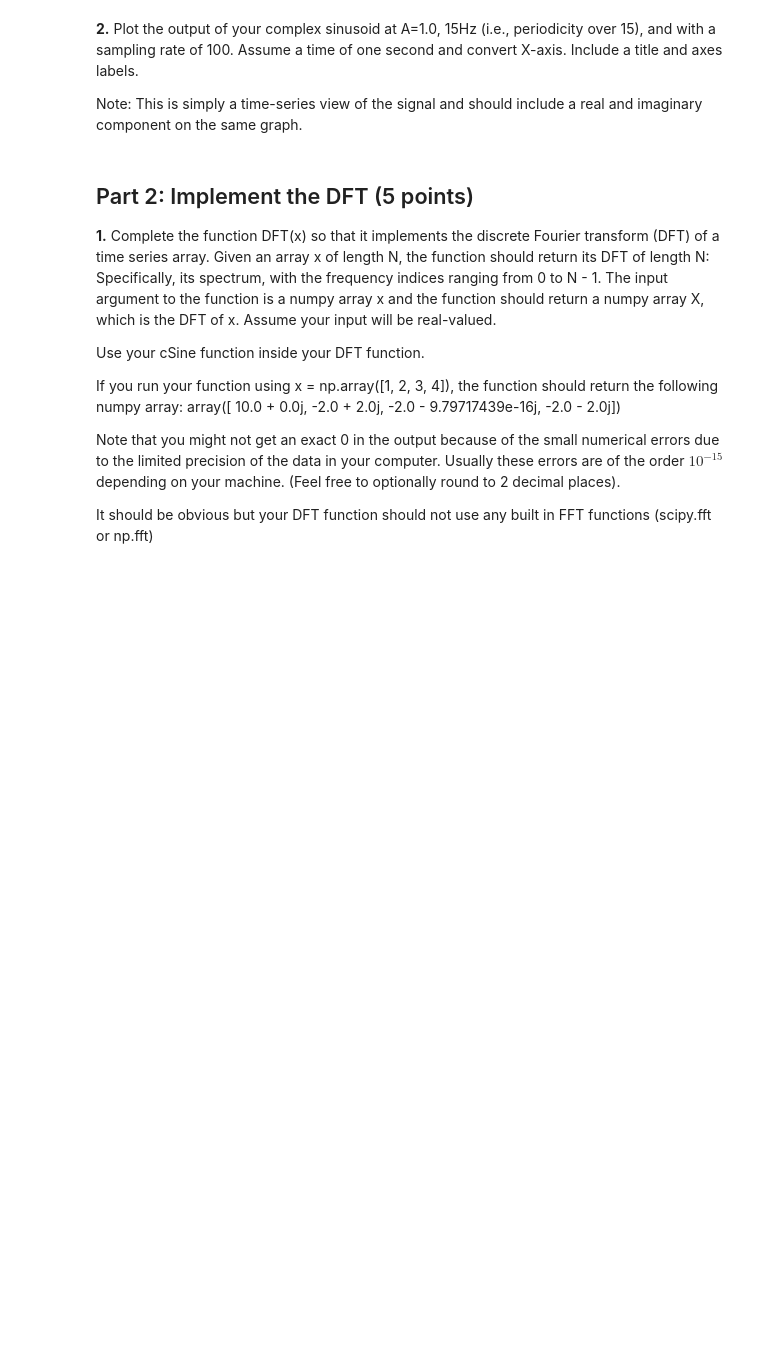
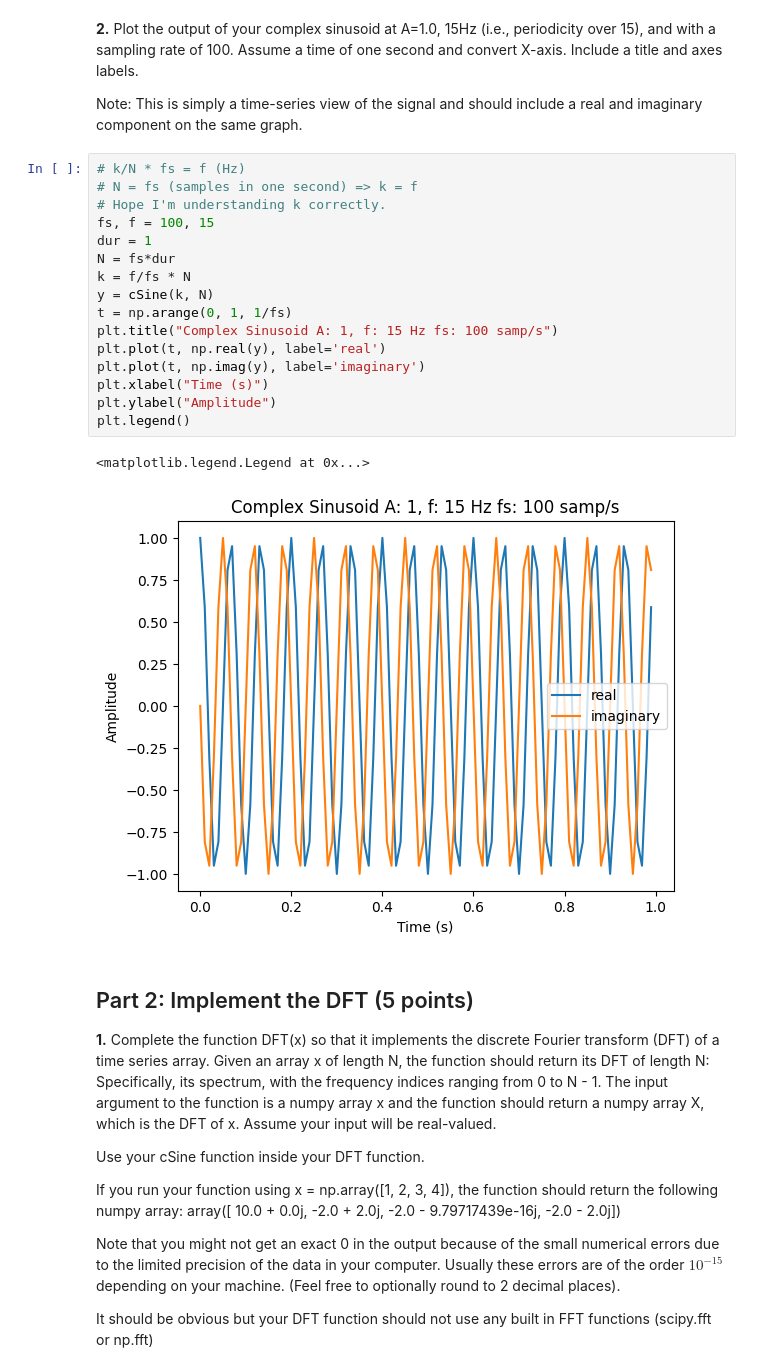
Before and after one commit to SamK65/AudioTechII, a Jupyter notebook: HW/HW2.ipynb, the cells around one changed output. Drawn from its saved outputs; the diff is of its cells as text; blank space fills up the shorter version.

```diff
--- a/HW/HW2.ipynb
+++ b/HW/HW2.ipynb
@@ -43,6 +48,25 @@ array([ 1.        +0.j        ,  0.30901699-0.95105652j,
 **2.** Plot the output of your complex sinusoid at A=1.0, 15Hz (i.e., periodicity over 15), and with a sampling rate of 100. Assume a time of one second and convert X-axis. Include a title and axes labels.
 
 Note: This is simply a time-series view of the signal and should include a real and imaginary component on the same graph.
+# %%
+# k/N * fs = f (Hz)
+# N = fs (samples in one second) => k = f
+# Hope I'm understanding k correctly.
+fs, f = 100, 15
+dur = 1
+N = fs*dur
+k = f/fs * N
+y = cSine(k, N)
+t = np.arange(0, 1, 1/fs)
+plt.title("Complex Sinusoid A: 1, f: 15 Hz fs: 100 samp/s")
+plt.plot(t, np.real(y), label='real')
+plt.plot(t, np.imag(y), label='imaginary')
+plt.xlabel("Time (s)")
+plt.ylabel("Amplitude")
+plt.legend()
+# %% [output]
+<matplotlib.legend.Legend at 0x...>
+[figure, added]
 # %% [markdown]
 ## Part 2: Implement the DFT (5 points)
 
```
Also changed, not shown: parts of 5 cells of this notebook.
